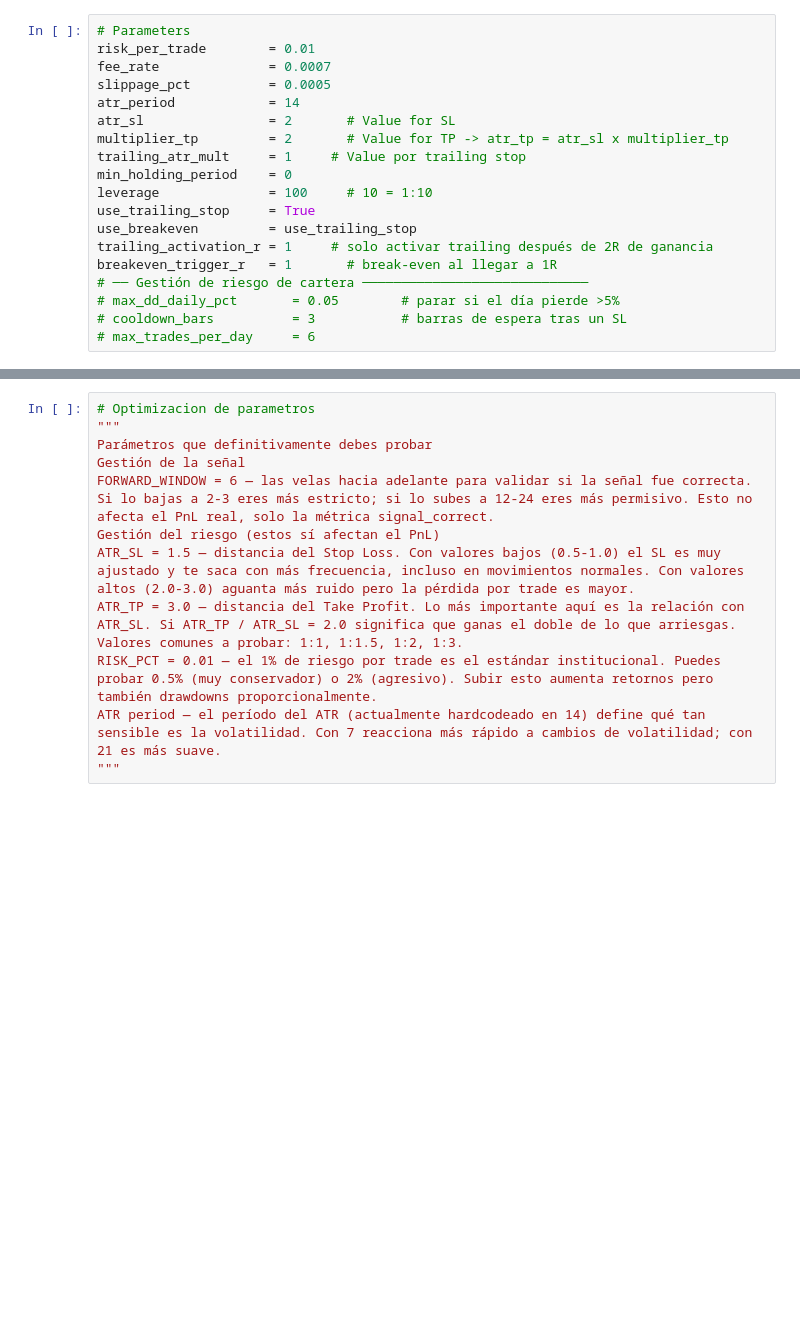
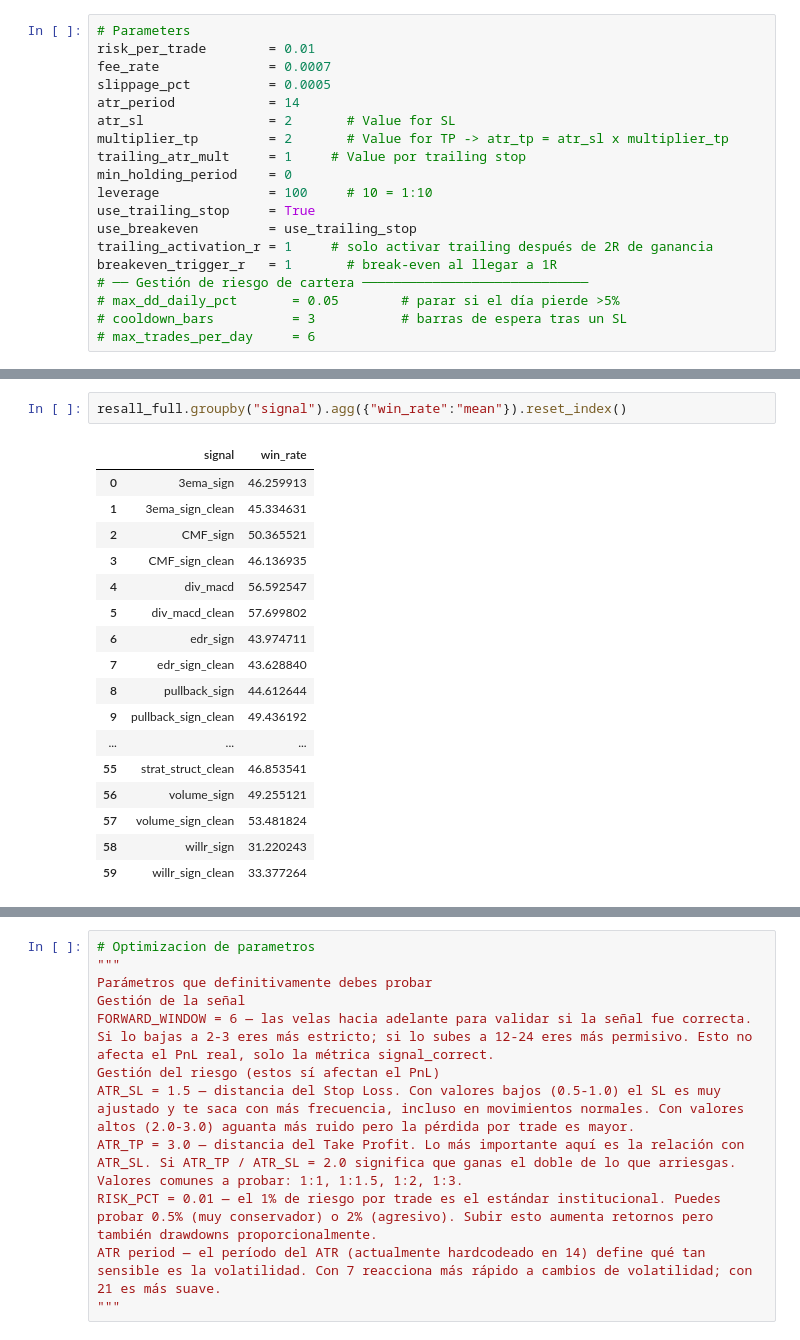
Before and after one commit to josebrx99/python, a Jupyter notebook: trading/signals.ipynb, the cells around one changed output, grey strips where cells are left out. Saved outputs shown, nothing was run; the diff lists cells and outputs as text; blank space fills up the shorter version.

```diff
--- a/trading/signals.ipynb
+++ b/trading/signals.ipynb
@@ -3703,2 +3409,22 @@ plt.show()
+# %%
+resall_full.groupby("signal").agg({"win_rate":"mean"}).reset_index()
+# %% [output]
+|  | signal | win_rate |
+| 0 | 3ema_sign | 46.259913 |
+| 1 | 3ema_sign_clean | 45.334631 |
+| 2 | CMF_sign | 50.365521 |
+| 3 | CMF_sign_clean | 46.136935 |
+| 4 | div_macd | 56.592547 |
+| 5 | div_macd_clean | 57.699802 |
+| 6 | edr_sign | 43.974711 |
+| 7 | edr_sign_clean | 43.628840 |
+| 8 | pullback_sign | 44.612644 |
+| 9 | pullback_sign_clean | 49.436192 |
+| ... | ... | ... |
+| 55 | strat_struct_clean | 46.853541 |
+| 56 | volume_sign | 49.255121 |
+| 57 | volume_sign_clean | 53.481824 |
+| 58 | willr_sign | 31.220243 |
+| 59 | willr_sign_clean | 33.377264 |
 # %%
 qwe
```
Also changed, not shown: parts of 32 cells of this notebook.
